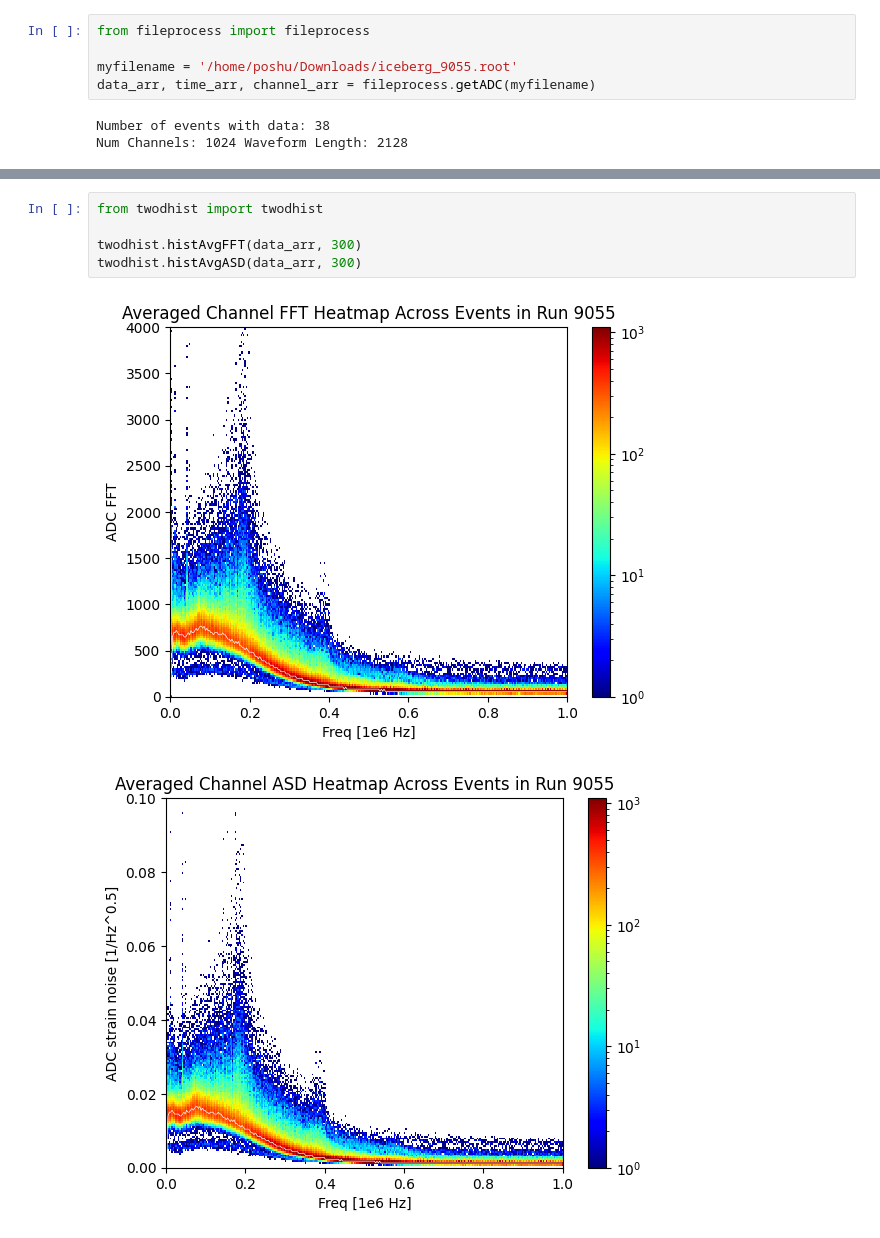
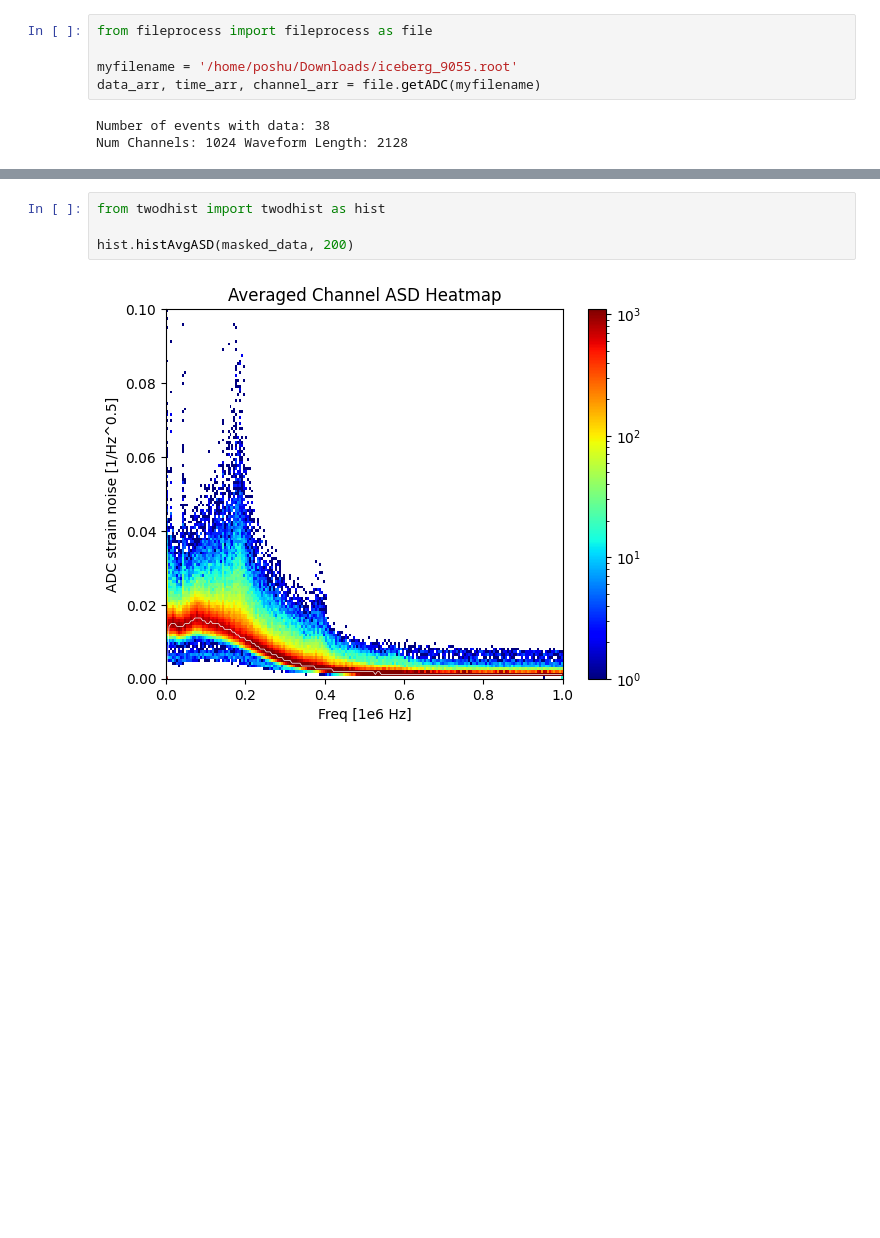
Before and after one commit to mking99456/ICEBERG_Noise_Modeling, a Jupyter notebook: src/filemaskhist_demo.ipynb, the cells around one changed output, grey strips where cells are left out. Cells and saved outputs as stored; diff of their text form; blank space fills up the shorter version.

```diff
--- a/src/filemaskhist_demo.ipynb
+++ b/src/filemaskhist_demo.ipynb
@@ -1,8 +1,8 @@
 # %%
-from fileprocess import fileprocess
+from fileprocess import fileprocess as file
 
 myfilename = '/home/poshu/Downloads/iceberg_9055.root'
-data_arr, time_arr, channel_arr = fileprocess.getADC(myfilename)
+data_arr, time_arr, channel_arr = file.getADC(myfilename)
 # %% [output]
 Number of events with data: 38
 Num Channels: 1024 Waveform Length: 2128
@@ -29,10 +29,8 @@ starting event number: 36
 post-mask max std: 56.75115746852879
 post-mask mean std: 9.241404813572297
 # %%
-from twodhist import twodhist
+from twodhist import twodhist as hist
 
-twodhist.histAvgFFT(data_arr, 300)
-twodhist.histAvgASD(data_arr, 300)
+hist.histAvgASD(masked_data, 200)
 # %% [output]
-[figure, old version]
+[figure, new version]
-[figure, removed]
```
Also changed, not shown: parts of 1 cell of this notebook, 2 other files.
